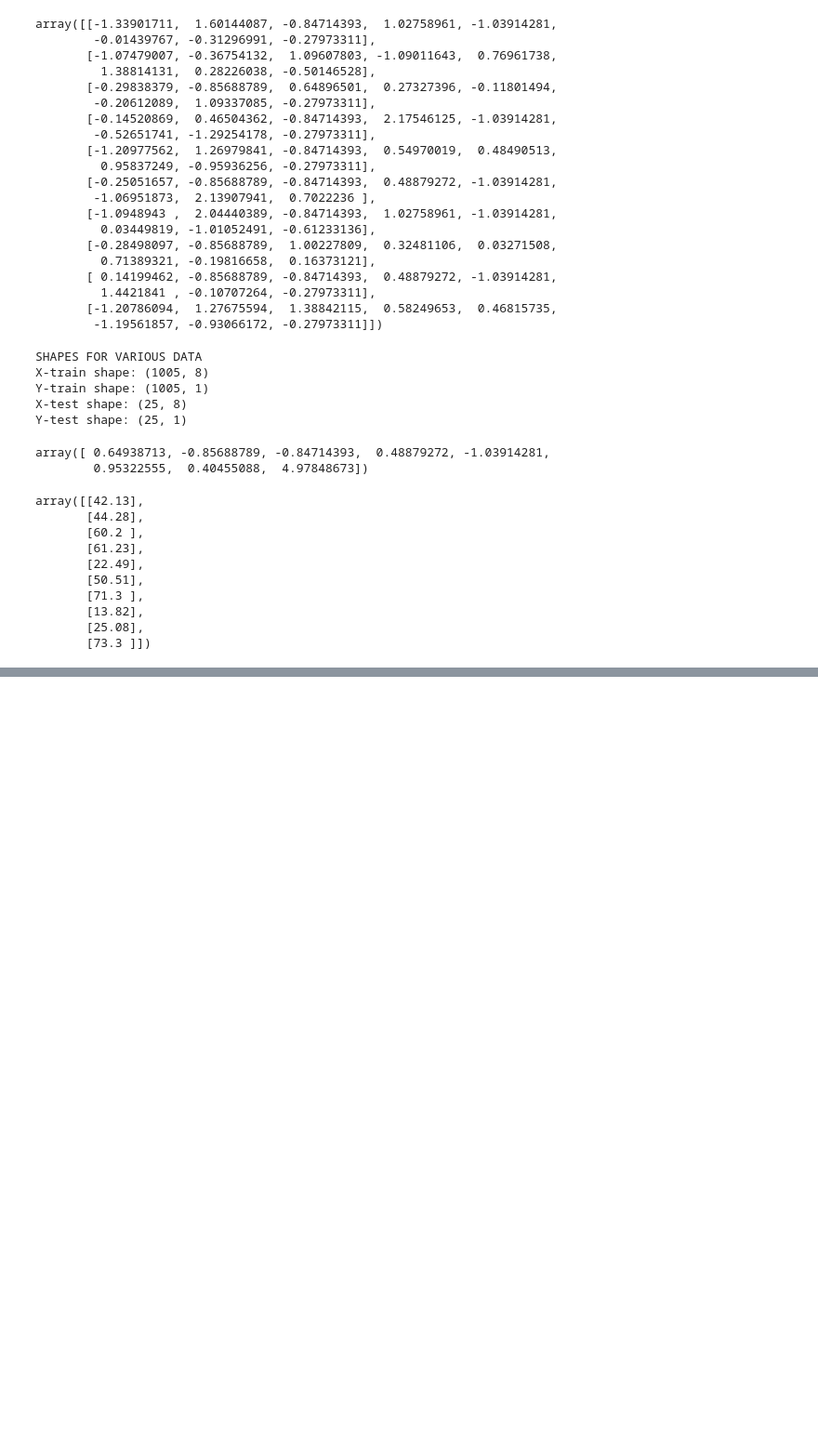
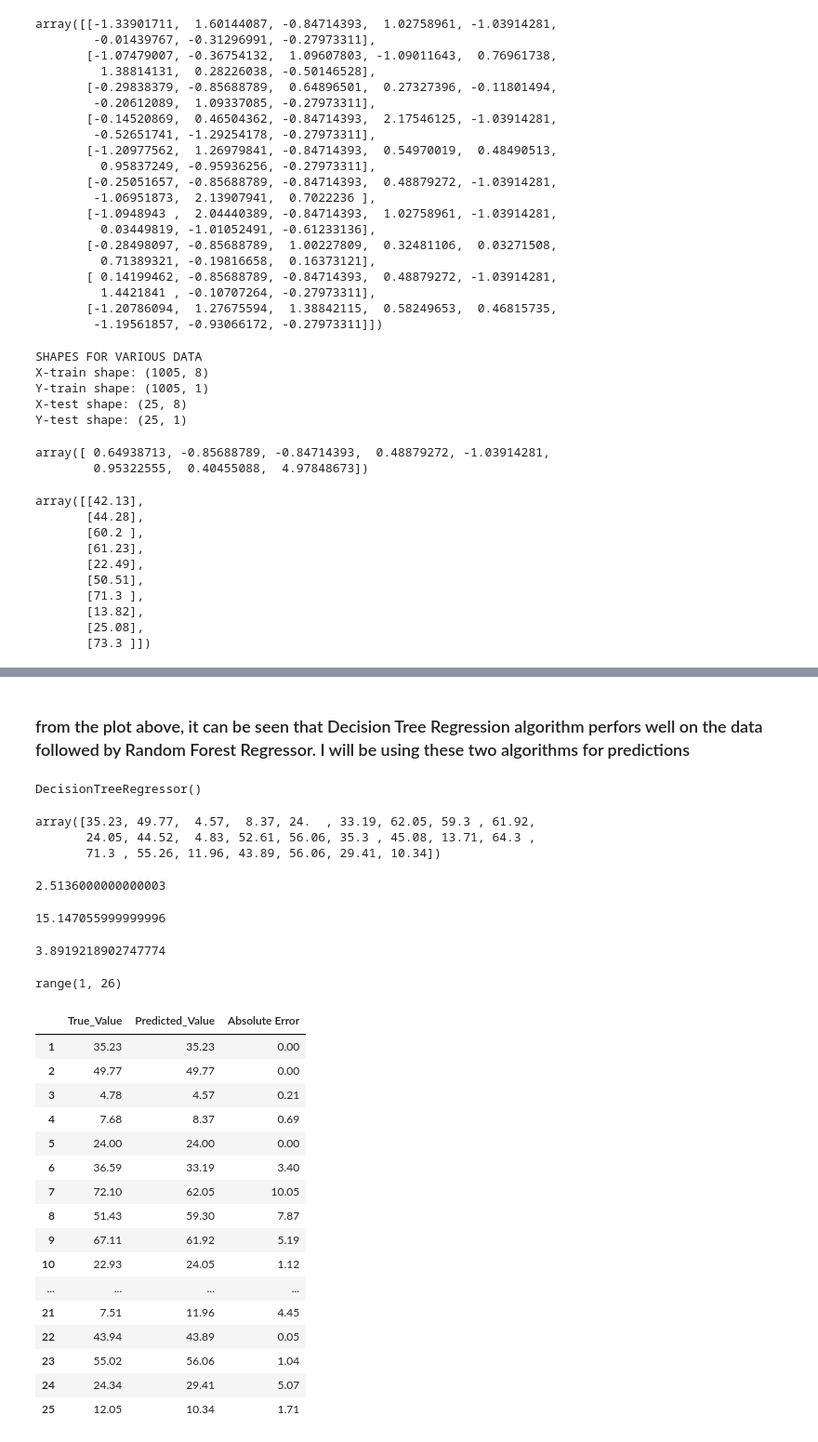
Before and after one commit to julius-m20/Concrete-Data, a Jupyter notebook: main.ipynb, the cells around one changed output, grey strips where cells are left out. Shown at 93% size. Cells and saved outputs as stored; diff of their text form; code cells hidden in the pictures; blank space fills up the shorter version.

```diff
--- a/main.ipynb
+++ b/main.ipynb
@@ -256,0 +279,16 @@ TypeError: fit() missing 1 required positional argument: 'y'
+# %% [markdown]
+### from the plot above, it can be seen that Decision Tree Regression algorithm perfors well on the data followed by Random Forest Regressor. I will be using these two algorithms for predictions
+# %%
+dtr_model = DecisionTreeRegressor()
+dtr_model.fit(X_trian, y_train)
+# %% [output]
+DecisionTreeRegressor()
+# %%
+# making prediction with Decision Tree model
+
+y_hat = dtr_model.predict(X_test)
+y_hat
+# %% [output]
+array([35.23, 49.77,  4.57,  8.37, 24.  , 33.19, 62.05, 59.3 , 61.92,
+       24.05, 44.52,  4.83, 52.61, 56.06, 35.3 , 45.08, 13.71, 64.3 ,
+       71.3 , 55.26, 11.96, 43.89, 56.06, 29.41, 10.34])
@@ -256,0 +297,42 @@ TypeError: fit() missing 1 required positional argument: 'y'
+# %%
+mae = mean_absolute_error(y_test, y_hat)
+mae
+# %% [output]
+2.5136000000000003
+# %%
+mse = mean_squared_error(y_test, y_hat)
+mse
+# %% [output]
+15.147055999999996
+# %%
+rmse = np.sqrt(mse)
+rmse
+# %% [output]
+3.8919218902747774
+# %%
+range(1, len(y_hat)+1)
+# %% [output]
+range(1, 26)
+# %%
+# A visualization of the difference between the true groud value and the predicted
+error_df = pd.DataFrame(data = {'True_Value': y_test.reshape(25), 'Predicted_Value': y_hat.reshape(25)}, index = range(1, len(y_hat)+1))
+error_df['Absolute Error'] = np.abs(error_df['True_Value'] - error_df['Predicted_Value'])
+error_df
+# %% [output]
+|  | True_Value | Predicted_Value | Absolute Error |
+| 1 | 35.23 | 35.23 | 0.00 |
+| 2 | 49.77 | 49.77 | 0.00 |
+| 3 | 4.78 | 4.57 | 0.21 |
+| 4 | 7.68 | 8.37 | 0.69 |
+| 5 | 24.00 | 24.00 | 0.00 |
+| 6 | 36.59 | 33.19 | 3.40 |
+| 7 | 72.10 | 62.05 | 10.05 |
+| 8 | 51.43 | 59.30 | 7.87 |
+| 9 | 67.11 | 61.92 | 5.19 |
+| 10 | 22.93 | 24.05 | 1.12 |
+| ... | ... | ... | ... |
+| 21 | 7.51 | 11.96 | 4.45 |
+| 22 | 43.94 | 43.89 | 0.05 |
+| 23 | 55.02 | 56.06 | 1.04 |
+| 24 | 24.34 | 29.41 | 5.07 |
+| 25 | 12.05 | 10.34 | 1.71 |
```
Also changed, not shown: parts of 9 cells of this notebook.
